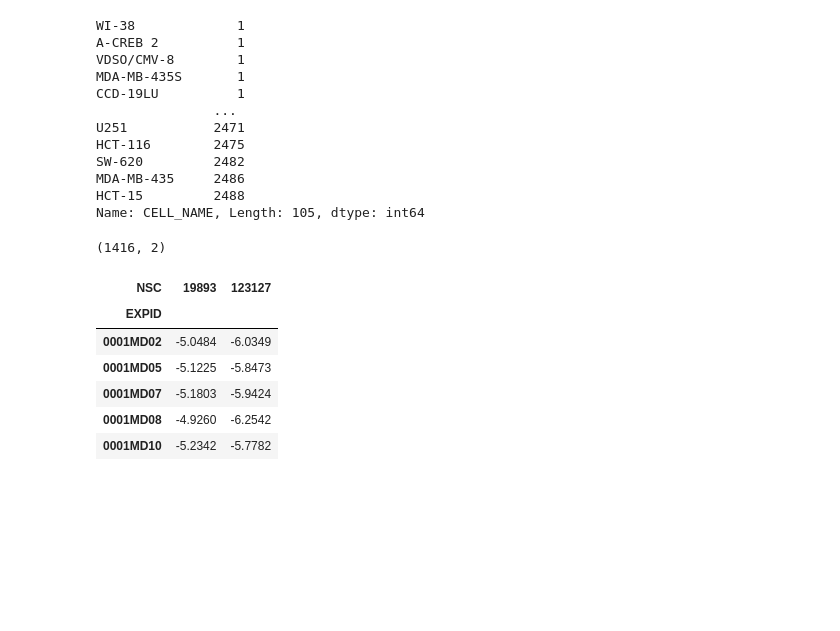
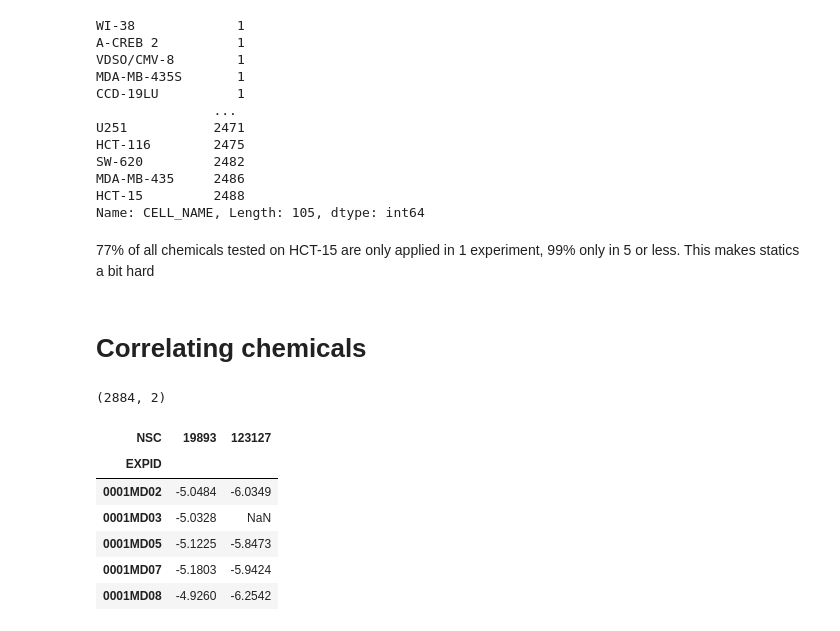
Before and after one commit to wagenrace/medical_data_blog, a Jupyter notebook: Adding_NCI60/exploring_GI50.ipynb, the cells around one changed output. Saved outputs shown, nothing was run; the diff lists cells and outputs as text; code cells hidden in the pictures; blank space fills up the shorter version.

```diff
--- a/Adding_NCI60/exploring_GI50.ipynb
+++ b/Adding_NCI60/exploring_GI50.ipynb
@@ -54,3 +88,6 @@ SW-620         2482
 MDA-MB-435     2486
 HCT-15         2488
 Name: CELL_NAME, Length: 105, dtype: int64
+# %% [markdown]
+77% of all chemicals tested on HCT-15 are only applied in 1 experiment, 99% only in 5 or less.
+This makes statics a bit hard
@@ -57,3 +108,5 @@ Name: CELL_NAME, Length: 105, dtype: int64
+# %% [markdown]
+# Correlating chemicals
 # %%
 import plotly.graph_objects as go
 
@@ -74,17 +127,17 @@ fig.show()
 # %%
 big_two_hct15 = gi50.loc[((gi50.NSC == 123127) | (gi50.NSC == 19893)) & (gi50.CELL_NAME == "HCT-15")]
 big_two_hct15.head()
 big_two_matched = pd.pivot_table(big_two_hct15, values='AVERAGE', index=['EXPID'],
                     columns=["NSC"], aggfunc=np.average, fill_value=None)
-big_two_matched = big_two_matched.dropna()
+# big_two_matched = big_two_matched.dropna()
 print(big_two_matched.shape)
 big_two_matched.head()
 # %% [output]
-(1416, 2)
+(2884, 2)
 | NSC | 19893 | 123127 |
 | EXPID |  |  |
 | 0001MD02 | -5.0484 | -6.0349 |
+| 0001MD03 | -5.0328 | NaN |
 | 0001MD05 | -5.1225 | -5.8473 |
 | 0001MD07 | -5.1803 | -5.9424 |
 | 0001MD08 | -4.9260 | -6.2542 |
-| 0001MD10 | -5.2342 | -5.7782 |
```
Also changed, not shown: parts of 11 cells of this notebook.
